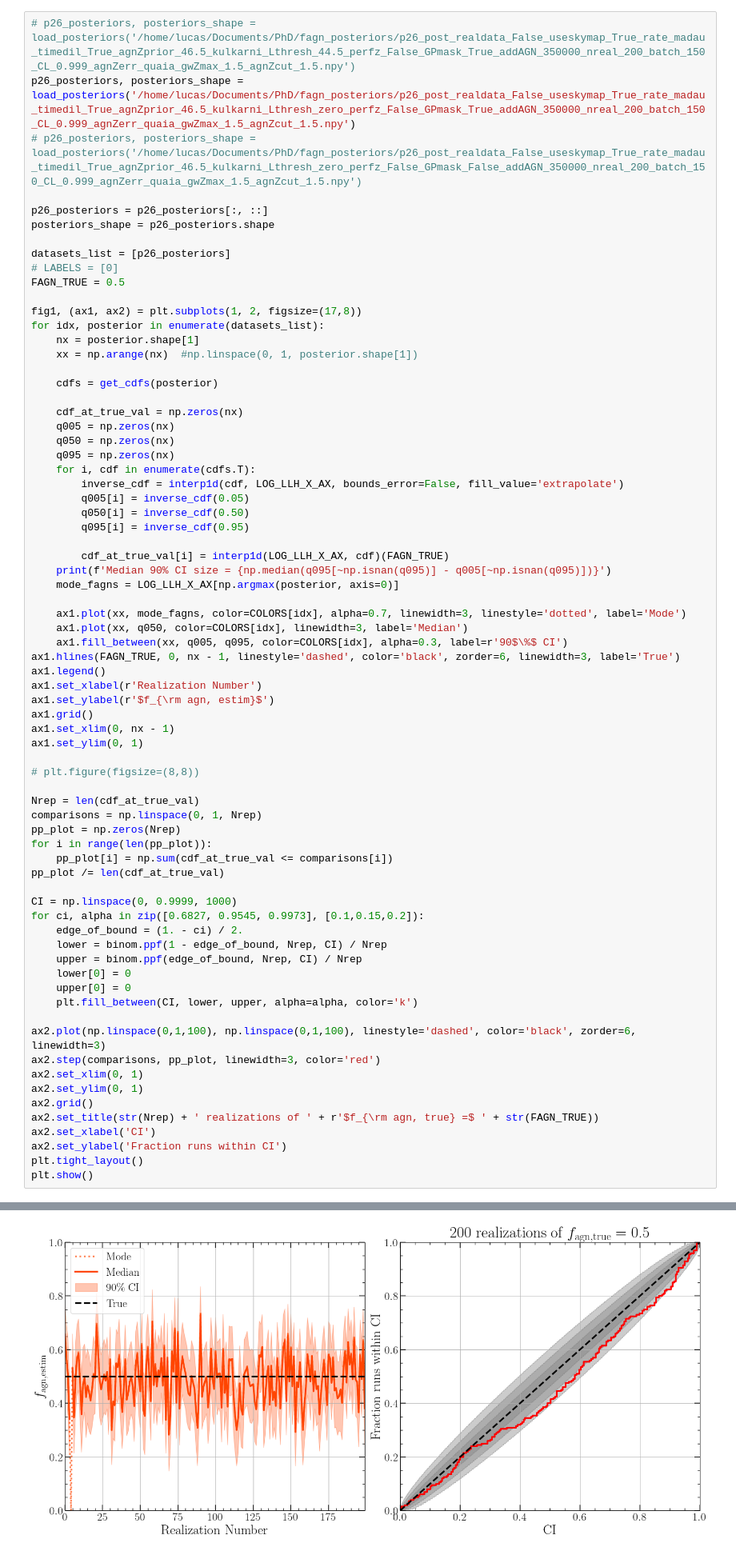
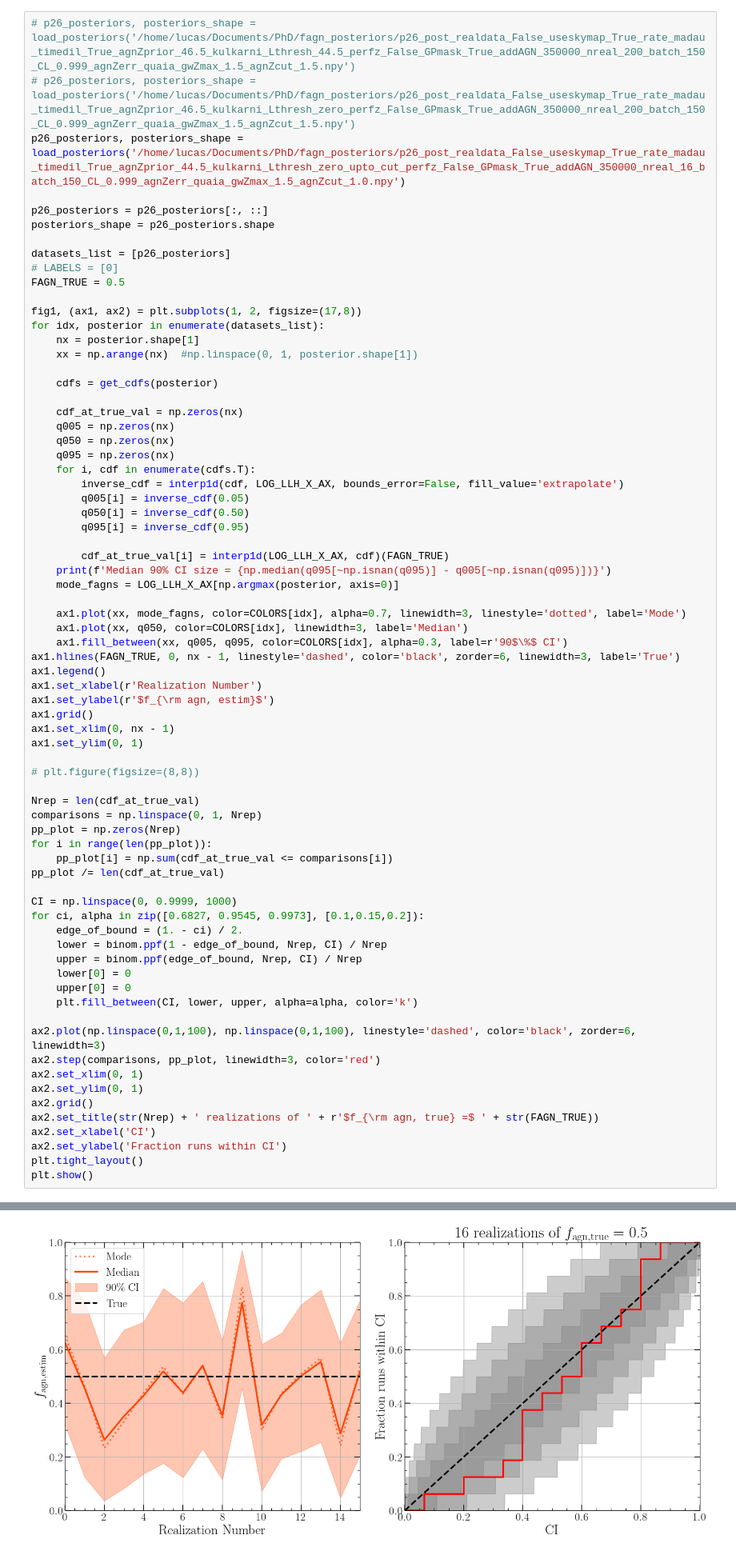
Before and after one commit to LucasPouw/darksirenpop, a Jupyter notebook: p26_posterior_analyzer.ipynb, the cells around one changed output, grey strips where cells are left out. Shown at 80% size. Saved outputs shown, nothing was run; the diff lists cells and outputs as text.

```diff
--- a/p26_posterior_analyzer.ipynb
+++ b/p26_posterior_analyzer.ipynb
@@ -160,8 +160,8 @@ def load_posteriors(path):
     return posteriors, shape
 # %%
 # p26_posteriors, posteriors_shape = load_posteriors('/home/lucas/Documents/PhD/fagn_posteriors/p26_post_realdata_False_useskymap_True_rate_madau_timedil_True_agnZprior_46.5_kulkarni_Lthresh_44.5_perfz_False_GPmask_True_addAGN_350000_nreal_200_batch_150_CL_0.999_agnZerr_quaia_gwZmax_1.5_agnZcut_1.5.npy')
-p26_posteriors, posteriors_shape = load_posteriors('/home/lucas/Documents/PhD/fagn_posteriors/p26_post_realdata_False_useskymap_True_rate_madau_timedil_True_agnZprior_46.5_kulkarni_Lthresh_zero_perfz_False_GPmask_True_addAGN_350000_nreal_200_batch_150_CL_0.999_agnZerr_quaia_gwZmax_1.5_agnZcut_1.5.npy')
-# p26_posteriors, posteriors_shape = load_posteriors('/home/lucas/Documents/PhD/fagn_posteriors/p26_post_realdata_False_useskymap_True_rate_madau_timedil_True_agnZprior_46.5_kulkarni_Lthresh_zero_perfz_False_GPmask_False_addAGN_350000_nreal_200_batch_150_CL_0.999_agnZerr_quaia_gwZmax_1.5_agnZcut_1.5.npy')
+# p26_posteriors, posteriors_shape = load_posteriors('/home/lucas/Documents/PhD/fagn_posteriors/p26_post_realdata_False_useskymap_True_rate_madau_timedil_True_agnZprior_46.5_kulkarni_Lthresh_zero_perfz_False_GPmask_True_addAGN_350000_nreal_200_batch_150_CL_0.999_agnZerr_quaia_gwZmax_1.5_agnZcut_1.5.npy')
+p26_posteriors, posteriors_shape = load_posteriors('/home/lucas/Documents/PhD/fagn_posteriors/p26_post_realdata_False_useskymap_True_rate_madau_timedil_True_agnZprior_44.5_kulkarni_Lthresh_zero_upto_cut_perfz_False_GPmask_True_addAGN_350000_nreal_16_batch_150_CL_0.999_agnZerr_quaia_gwZmax_1.5_agnZcut_1.0.npy')
 
 p26_posteriors = p26_posteriors[:, ::]
 posteriors_shape = p26_posteriors.shape
@@ -235,4 +235,4 @@ Median 90% CI size = 0.26654377461026135
-[figure, old version]
+[figure, new version]
 # %%
 SKYMAP_JSON_PATH = '/home/lucas/Documents/PhD/gw_data/real_skymaps.json'
 with open(SKYMAP_JSON_PATH, "r") as f:
```
Also changed, not shown: parts of 1 cell of this notebook, 9 other files.
